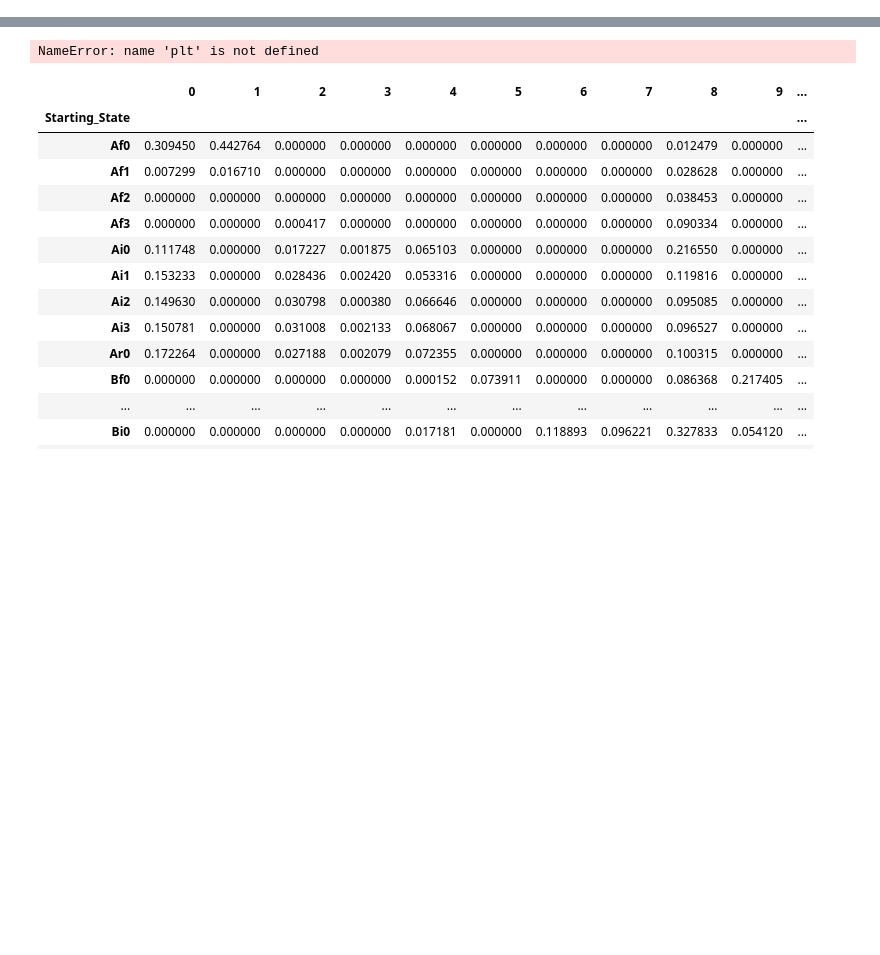
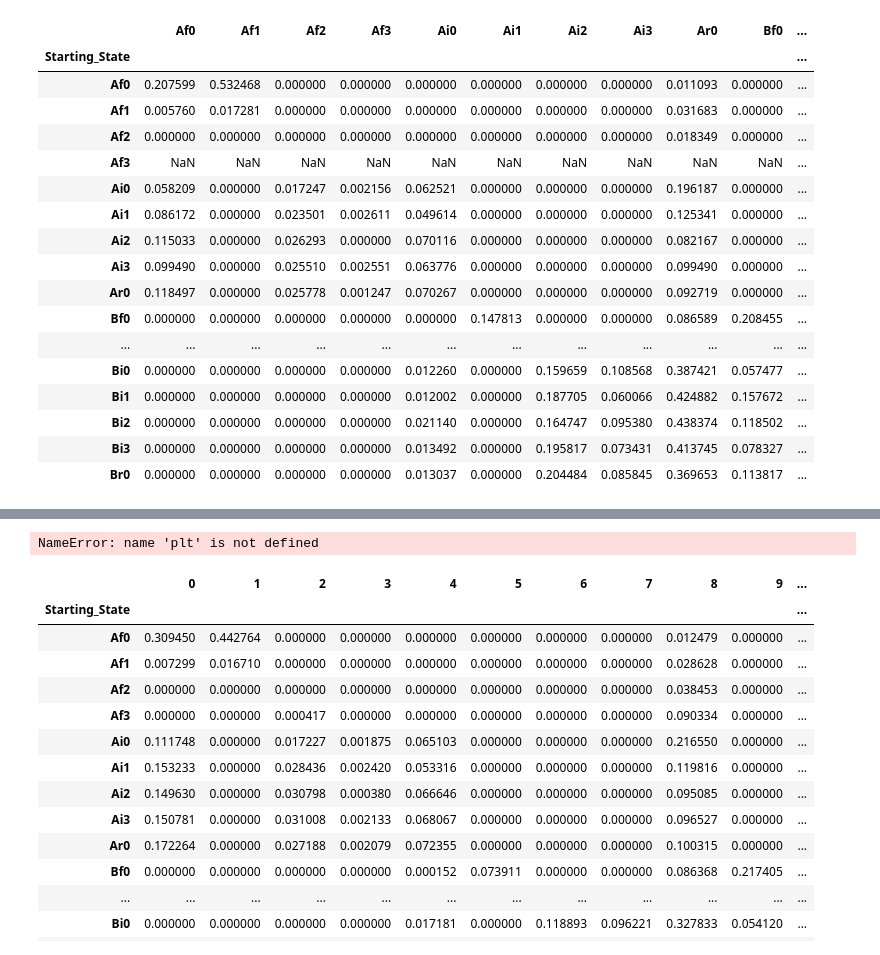
Before and after one commit to mdonahue263/NCAA_Markov, a Jupyter notebook: optimize_matrix_combination.ipynb, the cells around one changed output, grey strips where cells are left out. Saved outputs shown, nothing was run; the diff lists cells and outputs as text; code cells hidden in the pictures; blank space fills up the shorter version.

```diff
--- a/optimize_matrix_combination.ipynb
+++ b/optimize_matrix_combination.ipynb
@@ -88,0 +106,21 @@ print("Optimal accuracy:", -result.fun)
+# %%
+combined_matrix
+# %% [output]
+|  | Af0 | Af1 | Af2 | Af3 | Ai0 | Ai1 | Ai2 | Ai3 | Ar0 | Bf0 | ... |
+| Starting_State |  |  |  |  |  |  |  |  |  |  | ... |
+| Af0 | 0.207599 | 0.532468 | 0.000000 | 0.000000 | 0.000000 | 0.000000 | 0.000000 | 0.000000 | 0.011093 | 0.000000 | ... |
+| Af1 | 0.005760 | 0.017281 | 0.000000 | 0.000000 | 0.000000 | 0.000000 | 0.000000 | 0.000000 | 0.031683 | 0.000000 | ... |
+| Af2 | 0.000000 | 0.000000 | 0.000000 | 0.000000 | 0.000000 | 0.000000 | 0.000000 | 0.000000 | 0.018349 | 0.000000 | ... |
+| Af3 | NaN | NaN | NaN | NaN | NaN | NaN | NaN | NaN | NaN | NaN | ... |
+| Ai0 | 0.058209 | 0.000000 | 0.017247 | 0.002156 | 0.062521 | 0.000000 | 0.000000 | 0.000000 | 0.196187 | 0.000000 | ... |
+| Ai1 | 0.086172 | 0.000000 | 0.023501 | 0.002611 | 0.049614 | 0.000000 | 0.000000 | 0.000000 | 0.125341 | 0.000000 | ... |
+| Ai2 | 0.115033 | 0.000000 | 0.026293 | 0.000000 | 0.070116 | 0.000000 | 0.000000 | 0.000000 | 0.082167 | 0.000000 | ... |
+| Ai3 | 0.099490 | 0.000000 | 0.025510 | 0.002551 | 0.063776 | 0.000000 | 0.000000 | 0.000000 | 0.099490 | 0.000000 | ... |
+| Ar0 | 0.118497 | 0.000000 | 0.025778 | 0.001247 | 0.070267 | 0.000000 | 0.000000 | 0.000000 | 0.092719 | 0.000000 | ... |
+| Bf0 | 0.000000 | 0.000000 | 0.000000 | 0.000000 | 0.000000 | 0.147813 | 0.000000 | 0.000000 | 0.086589 | 0.208455 | ... |
+| ... | ... | ... | ... | ... | ... | ... | ... | ... | ... | ... | ... |
+| Bi0 | 0.000000 | 0.000000 | 0.000000 | 0.000000 | 0.012260 | 0.000000 | 0.159659 | 0.108568 | 0.387421 | 0.057477 | ... |
+| Bi1 | 0.000000 | 0.000000 | 0.000000 | 0.000000 | 0.012002 | 0.000000 | 0.187705 | 0.060066 | 0.424882 | 0.157672 | ... |
+| Bi2 | 0.000000 | 0.000000 | 0.000000 | 0.000000 | 0.021140 | 0.000000 | 0.164747 | 0.095380 | 0.438374 | 0.118502 | ... |
+| Bi3 | 0.000000 | 0.000000 | 0.000000 | 0.000000 | 0.013492 | 0.000000 | 0.195817 | 0.073431 | 0.413745 | 0.078327 | ... |
+| Br0 | 0.000000 | 0.000000 | 0.000000 | 0.000000 | 0.013037 | 0.000000 | 0.204484 | 0.085845 | 0.369653 | 0.113817 | ... |
```
Also changed, not shown: parts of 6 cells of this notebook, 1 other file.
